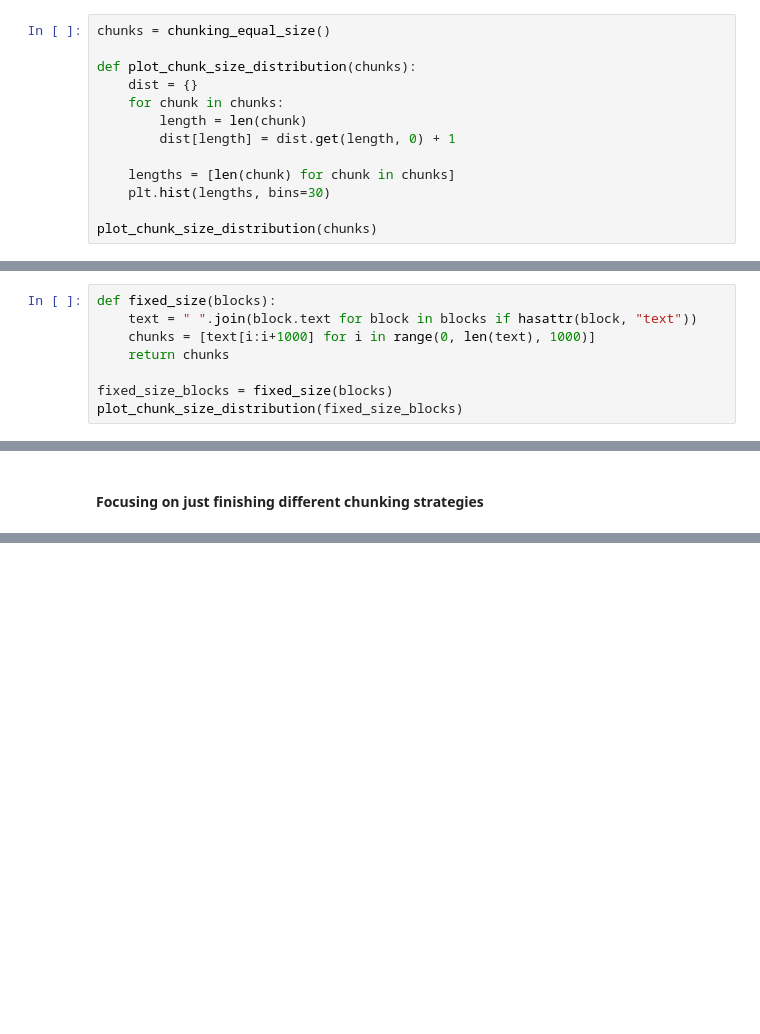
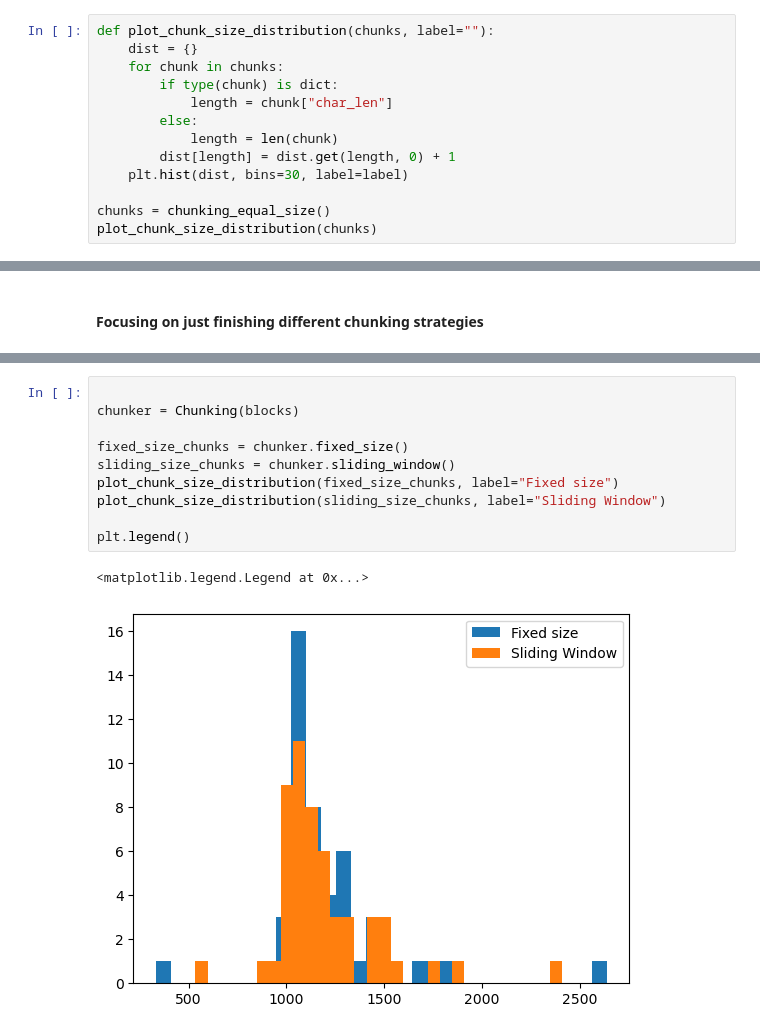
Before and after one commit to Vaakir/mRAG_on_MMDocIR, a Jupyter notebook: src/notebooks/Kirantest.ipynb, the cells around one changed output, grey strips where cells are left out. Cells and saved outputs as stored; diff of their text form; blank space fills up the shorter version.

Commit message:
feat: chunking strategy sliding window.

```diff
--- a/src/notebooks/Kirantest.ipynb
+++ b/src/notebooks/Kirantest.ipynb
@@ -73,17 +73,17 @@ def chunking_equal_size():
 # %% [markdown]
 ##### Just checking the length distribution to see if its alright
 # %%
-chunks = chunking_equal_size()
-
-def plot_chunk_size_distribution(chunks):
+def plot_chunk_size_distribution(chunks, label=""):
     dist = {}
     for chunk in chunks:
-        length = len(chunk)
+        if type(chunk) is dict:
+            length = chunk["char_len"]
+        else:
+            length = len(chunk)
         dist[length] = dist.get(length, 0) + 1
+    plt.hist(dist, bins=30, label=label)
 
-    lengths = [len(chunk) for chunk in chunks]
-    plt.hist(lengths, bins=30)
-
+chunks = chunking_equal_size()
 plot_chunk_size_distribution(chunks)
 # %% [output]
 [figure]
@@ -92,8 +91,0 @@ plot_chunk_size_distribution(chunks)
-# %%
-def fixed_size(blocks):
-    text = " ".join(block.text for block in blocks if hasattr(block, "text"))
-    chunks = [text[i:i+1000] for i in range(0, len(text), 1000)]
-    return chunks
-
-fixed_size_blocks = fixed_size(blocks)
-plot_chunk_size_distribution(fixed_size_blocks)
@@ -153,0 +225,13 @@ plot_chunk_size_distribution(chunks_fixed)
+# %%
+
+chunker = Chunking(blocks)
+
+fixed_size_chunks = chunker.fixed_size()
+sliding_size_chunks = chunker.sliding_window()
+plot_chunk_size_distribution(fixed_size_chunks, label="Fixed size")
+plot_chunk_size_distribution(sliding_size_chunks, label="Sliding Window")
+
+plt.legend()
+# %% [output]
+<matplotlib.legend.Legend at 0x...>
+[figure, added]
```
Also changed, not shown: parts of 5 cells of this notebook.
